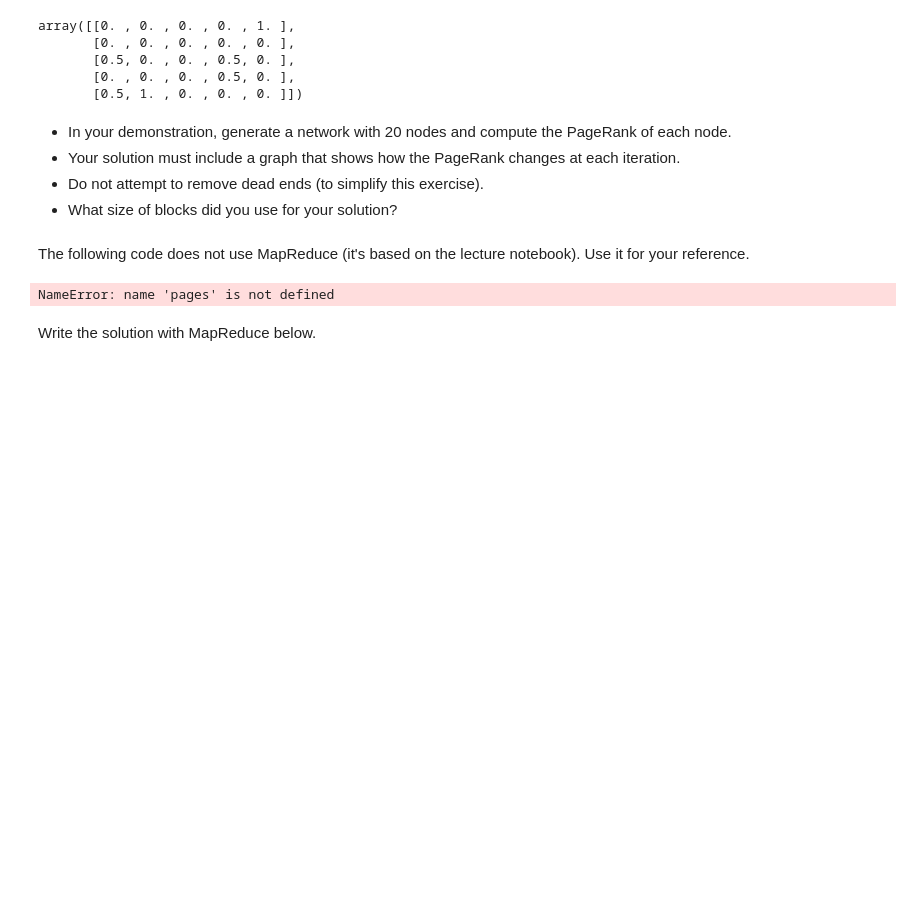
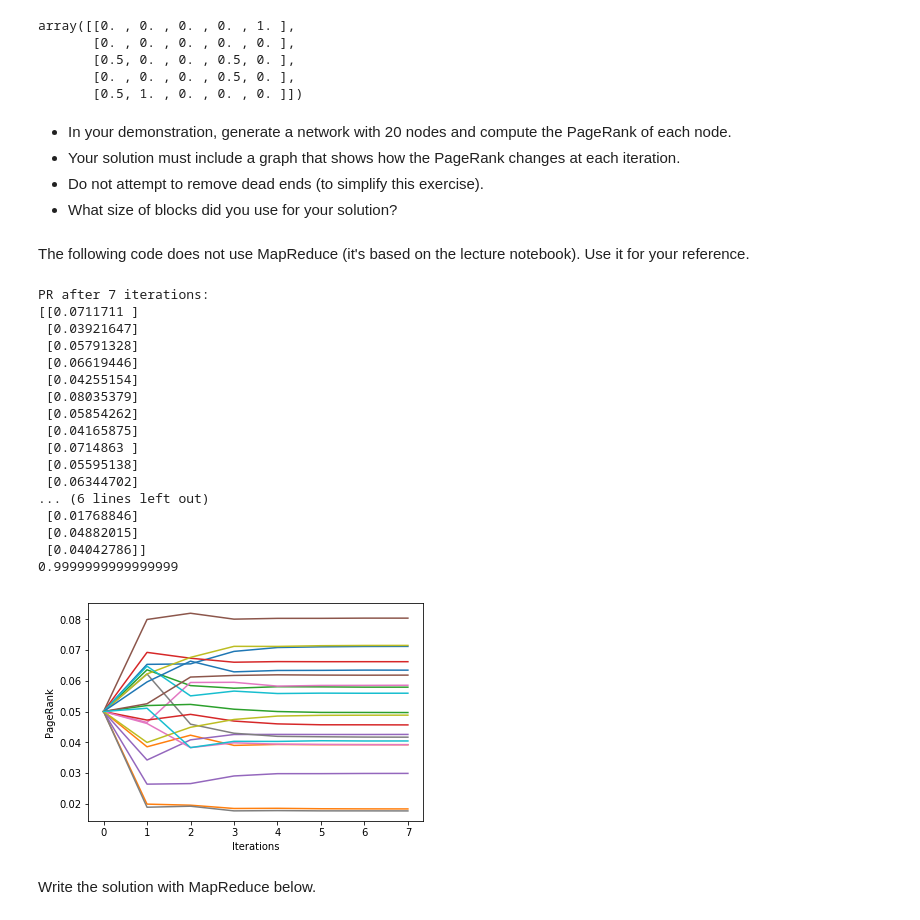
Before and after one commit to hixan/comp336-2018, a Jupyter notebook: assignments/Assignment 3.ipynb, the cells around one changed output. Drawn from its saved outputs; the diff is of its cells as text; code cells hidden in the pictures; blank space fills up the shorter version.

```diff
--- a/assignments/Assignment 3.ipynb
+++ b/assignments/Assignment 3.ipynb
@@ -286,0 +325,10 @@ NameError: name 'df' is not defined
+# %%
+dfb = pd.read_csv('q2_experimentation.csv', index_col=0)
+dfb['groups'] = list(map(eval, dfb['groups'].values))
+dfb['group_size'] = list(map(lambda x:list(map(len, x)), dfb['groups']))
+dfb['group_sim_count'] = list(map(lambda x:len([i for i in x if i>1]), dfb['group_size'].values))
+dfb['max_group_size'] = list(map(lambda x:max(map(len, x)), dfb['groups'].values))
+dfb = dfb[dfb['max_group_size'] < max(dfb['max_group_size'])]
+print('below, we can see all arguments where some items were matched as similar, but not all.')
+similars = dfb[dfb['group_sim_count'] > 0]
+similars
@@ -286,0 +354,16 @@ NameError: name 'df' is not defined
+# %%
+for i, row in enumerate(similars.values):
+    print('\n\n\n')
+    print('k: {}\nrow count: {}\ngroup similarity count: {}\nmax group size: {}\n'
+          .format(*row[:2], *row[-2:]))
+    for s in row[3]:
+        if len(s) > 1:
+            print('{} similar tweets (if less are printed they were exact duplicates of another tweet)'.format(len(s)))
+            tweets = set()
+            for tweetid in s:
+                tweets.add(tweetset[tweetid].body)
+            for t in tweets:
+                print(t)
+            print()
+    if i>3: # dont print them all.
+        break
@@ -362,29 +540,47 @@ The following code does not use MapReduce (it's based on the lecture notebook).
 # %%
 
 
-epsylon = 0.0001
+epsillon = 0.0001
 beta = 0.85
-page_count = 5
+page_count = 20
 M = generate_network(page_count, 0.7)
-PR = np.ones((pages, 1)) / page_countt
+PR = np.ones((page_count, 1)) / page_count
 iterations = 0
-oldPR = np.zeros((pages,1))
+oldPR = np.zeros((page_count,1))
 allPR = [PR]
-while max(np.abs(oldPR-PR)) > epsylon:
+while max(np.abs(oldPR-PR)) > epsillon:
     oldPR = PR
-    PR = beta*(np.dot(M, PR)) + (1-beta)/pages*np.ones((pages,1))
+    PR = beta*(np.dot(M, PR)) + (1-beta)/page_count*np.ones((page_count,1))
     allPR.append(PR)
     iterations += 1
 print("PR after %i iterations:" % iterations)
 print(PR)
-for p in range(pages):
+print(sum(PR.T[0]))
+for p in range(page_count):
     data = [onePR[p,0] for onePR in allPR]
     plt.plot(data)
 plt.xlabel("Iterations")
 plt.ylabel("PageRank")
 plt.show()
 # %% [output]
-NameError: name 'pages' is not defined
+PR after 7 iterations:
+[[0.0711711 ]
+ [0.03921647]
+ [0.05791328]
+ [0.06619446]
+ [0.04255154]
+ [0.08035379]
+ [0.05854262]
+ [0.04165875]
+ [0.0714863 ]
+ [0.05595138]
+ [0.06344702]
+... (6 lines left out)
+ [0.01768846]
+ [0.04882015]
+ [0.04042786]]
+0.9999999999999999
+[figure, added]
 # %% [markdown]
 Write the solution with MapReduce below.
 # %%
```
Also changed, not shown: parts of 13 cells of this notebook.
